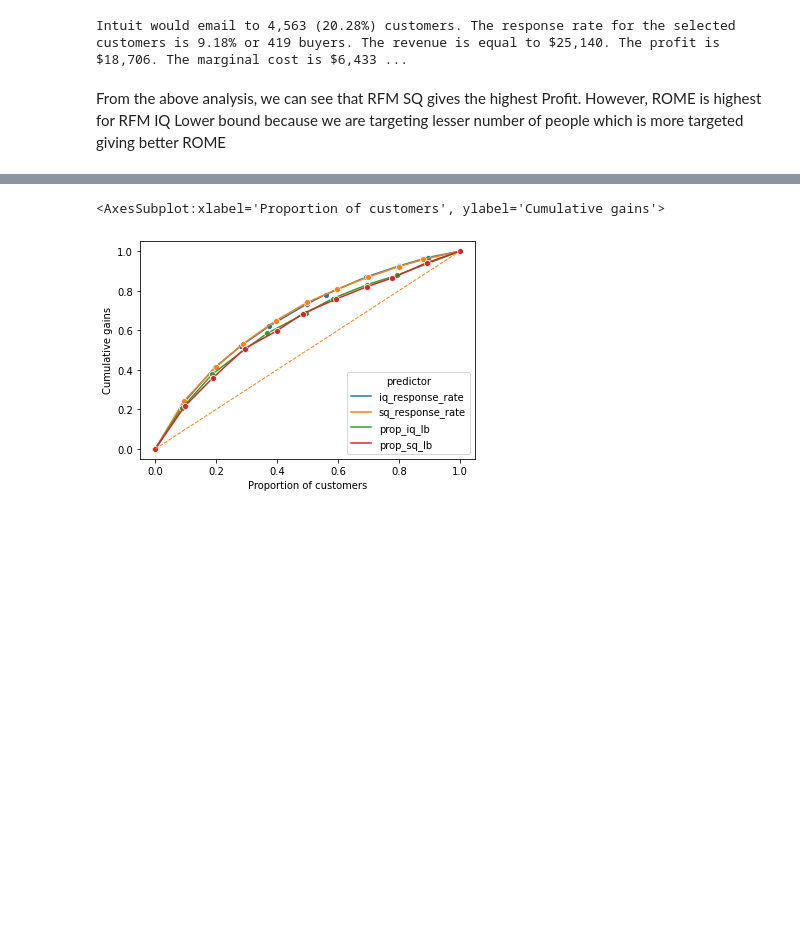
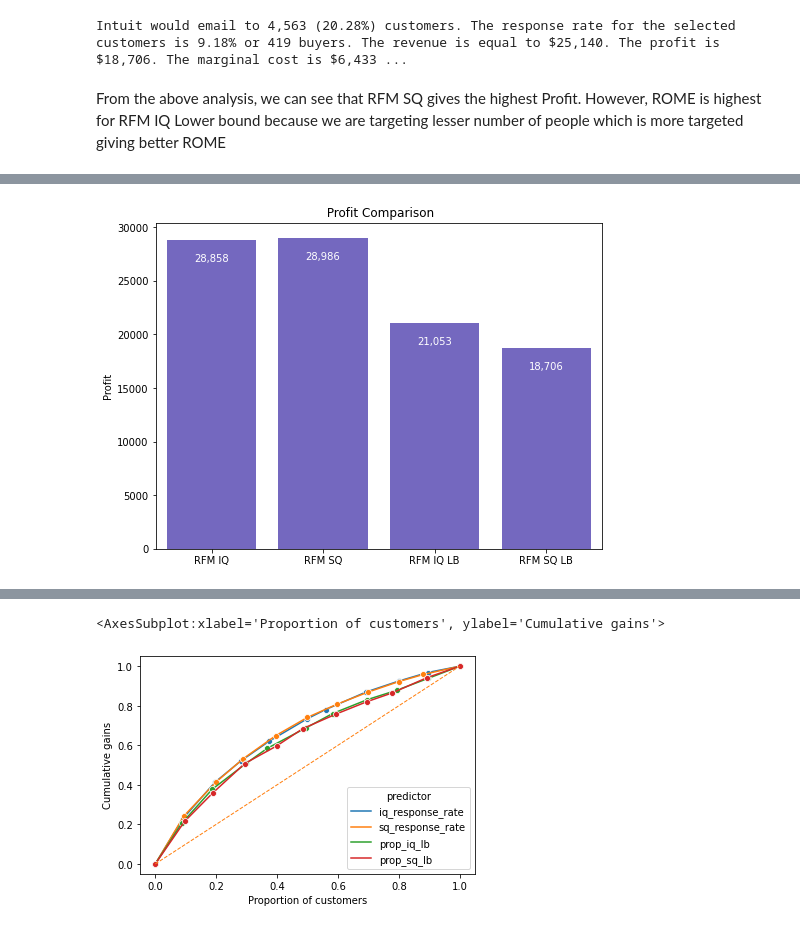
Before and after one commit to sauravjayan/Intuit-Quickbooks, a Jupyter notebook: sub-notebooks/Shreya.ipynb, the cells around one changed output, grey strips where cells are left out. Saved outputs shown, nothing was run; the diff lists cells and outputs as text; code cells hidden in the pictures; blank space fills up the shorter version.

Commit message:
Updated graphs for RFM Model comparison

```diff
--- a/sub-notebooks/Shreya.ipynb
+++ b/sub-notebooks/Shreya.ipynb
@@ -139,7 +140,7 @@ profit_iq, ROME_iq= perf_calc(notify="rfm_iq", intro="Based on independent RFM",
 Intuit would email to 9,235 (41.04%) customers. The response rate for the selected customers is 7.56% or 698 buyers. The revenue is equal to $41,880. The profit is $28,858. The marginal cost is $13,02 ...
 # %%
 #RFM SQ Analysis
-profit_iq, ROME_iq= perf_calc(notify="rfm_sq", intro="Based on independent RFM", target= target_sq)
+profit_sq, ROME_sq= perf_calc(notify="rfm_sq", intro="Based on independent RFM", target= target_sq)
 # %% [output]
 Intuit would email to 9,272 (41.21%) customers. The response rate for the selected customers is 7.56% or 701 buyers. The revenue is equal to $42,060. The profit is $28,986. The marginal cost is $13,07 ...
 # %%
@@ -149,8 +150,27 @@ profit_iq_lb, ROME_iq_lb= perf_calc(notify="rfm_iq", intro="Based on independent
 Intuit would email to 5,111 (22.72%) customers. The response rate for the selected customers is 9.22% or 471 buyers. The revenue is equal to $28,260. The profit is $21,053. The marginal cost is $7,206 ...
 # %%
 #RFM SQ lower bound analysis
-profit_iq_lb, ROME_iq_lb= perf_calc(notify="rfm_sq", intro="Based on independent RFM and adjusting for standard error", target= target_lb_rfm_sq)
+profit_sq_lb, ROME_sq_lb= perf_calc(notify="rfm_sq", intro="Based on independent RFM and adjusting for standard error", target= target_lb_rfm_sq)
 # %% [output]
 Intuit would email to 4,563 (20.28%) customers. The response rate for the selected customers is 9.18% or 419 buyers. The revenue is equal to $25,140. The profit is $18,706. The marginal cost is $6,433 ...
 # %% [markdown]
 From the above analysis, we can see that RFM SQ gives the highest Profit. However, ROME is highest for RFM IQ Lower bound because we are targeting lesser number of people which is more targeted giving better ROME
+# %%
+dat = pd.DataFrame(
+    {
+        "name": [
+            "RFM IQ",
+            "RFM SQ",
+            "RFM IQ LB",
+            "RFM SQ LB"
+        ],
+        "Profit": [
+            profit_iq,
+            profit_sq,
+            profit_iq_lb,
+            profit_sq_lb
+        ],
+        "ROME": [ROME_iq, ROME_sq, ROME_iq_lb,ROME_sq_lb]
+    }
+)
+dat
@@ -156,0 +183,10 @@ From the above analysis, we can see that RFM SQ gives the highest Profit. Howeve
+# %%
+plt.figure(figsize=(8, 6))
+fig = sns.barplot(x="name", y="Profit", color="slateblue", data=dat)
+fig.set(xlabel="", ylabel="Profit", title=" Profit Comparison")
+for index, row in dat.iterrows():
+    fig.text(
+        row.name, row.Profit - 2000, f"{int(row.Profit):,}", ha="center", color="white"
+    )
+# %% [output]
+[figure, added]
```
Also changed, not shown: parts of 3 cells of this notebook.
